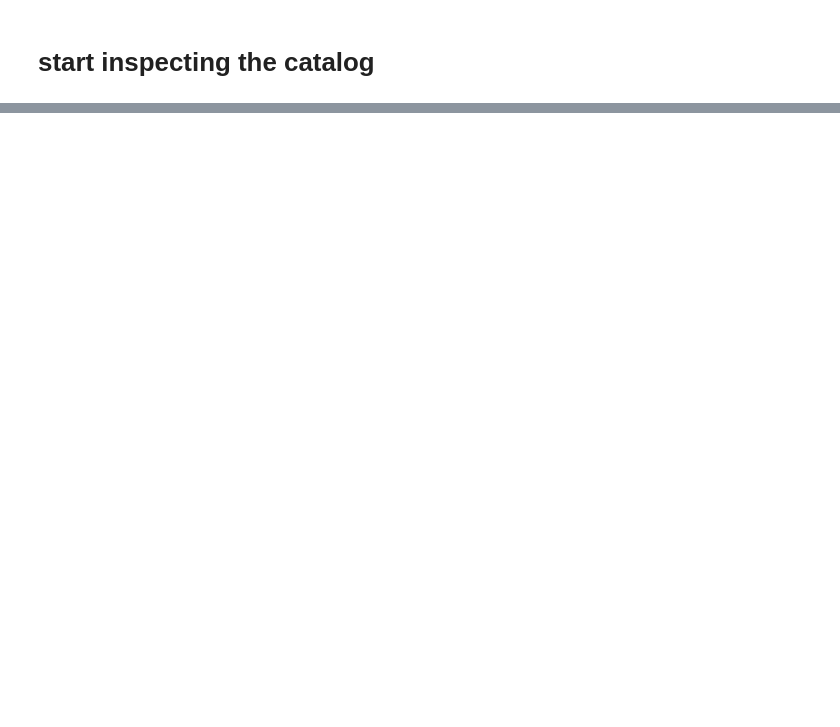
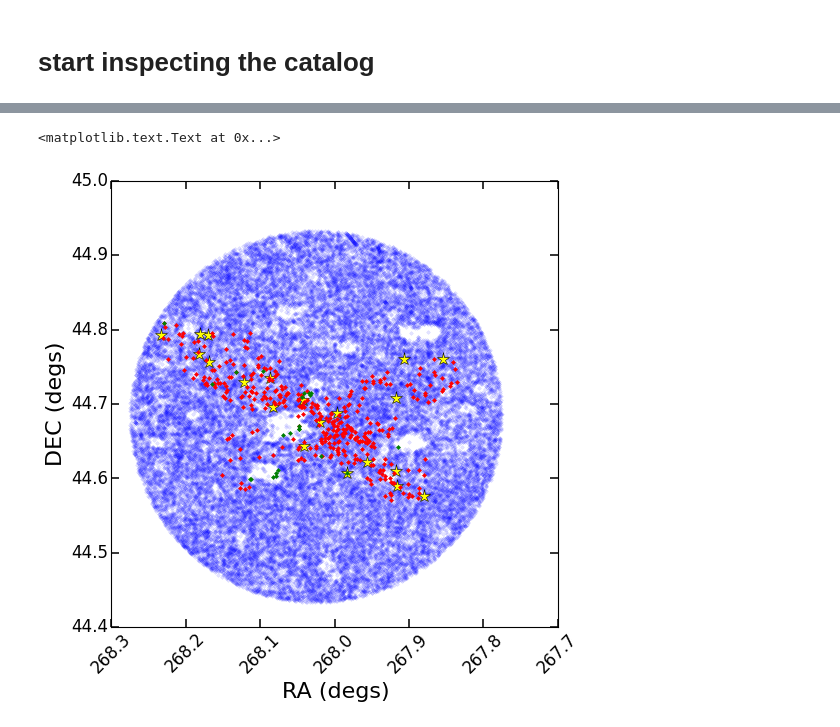
Before and after one commit to karenyyng/MACSJ1752, a Jupyter notebook: Code/data_preprocessing/2_Match_and_separate_spectroscopic_members.ipynb, the cells around one changed output, grey strips where cells are left out. Saved outputs shown, nothing was run; the diff lists cells and outputs as text; code cells hidden in the pictures; blank space fills up the shorter version.

```diff
--- a/Code/data_preprocessing/2_Match_and_separate_spectroscopic_members.ipynb
+++ b/Code/data_preprocessing/2_Match_and_separate_spectroscopic_members.ipynb
@@ -53,0 +52,36 @@ Name: specz, dtype: float64
+# %%
+gal_mask = np.logical_and(~np.isnan(combined_df.specz),
+                          combined_df.spec_quality != -1)
+gal_mask = np.logical_and(gal_mask,
+                          ~np.isnan(combined_df.Iband_X_WORLD))
+# %%
+unmatched = np.logical_and(~np.isnan(combined_df.specz),
+                           combined_df.spec_quality != -1)
+unmatched = np.logical_and(unmatched,
+                           np.isnan(combined_df.Iband_X_WORLD))
+# %%
+plt.axes().set_aspect('equal')
+plt.plot(combined_df.Rband_X_WORLD,
+         combined_df.Rband_Y_WORLD,
+         'b.', alpha=0.1, label="all sources")
+plt.plot(combined_df.Rband_X_WORLD[star_mask],
+         combined_df.Rband_Y_WORLD[star_mask],
+         '*', color='yellow', label="spec stars",
+         ms=12)
+plt.plot(combined_df.Rband_X_WORLD[gal_mask],
+         combined_df.Rband_Y_WORLD[gal_mask],
+         'r.', label="spec galaxies")
+plt.plot(combined_df.Rband_X_WORLD[unmatched],
+         combined_df.Rband_Y_WORLD[unmatched],
+         '.', color="g", label="unmatched galaxies")
+# plt.plot(combined)
+
+plt.xlim(plt.xlim()[::-1])
+xticks = plt.xticks()
+_ = plt.xticks(xticks[0], [str(t) for t in xticks[0]],
+           rotation=45)
+plt.xlabel("RA (degs)")
+plt.ylabel("DEC (degs)")
+# %% [output]
+<matplotlib.text.Text at 0x...>
+[figure, added]
```
Also changed, not shown: parts of 6 cells of this notebook, 2 other files.
